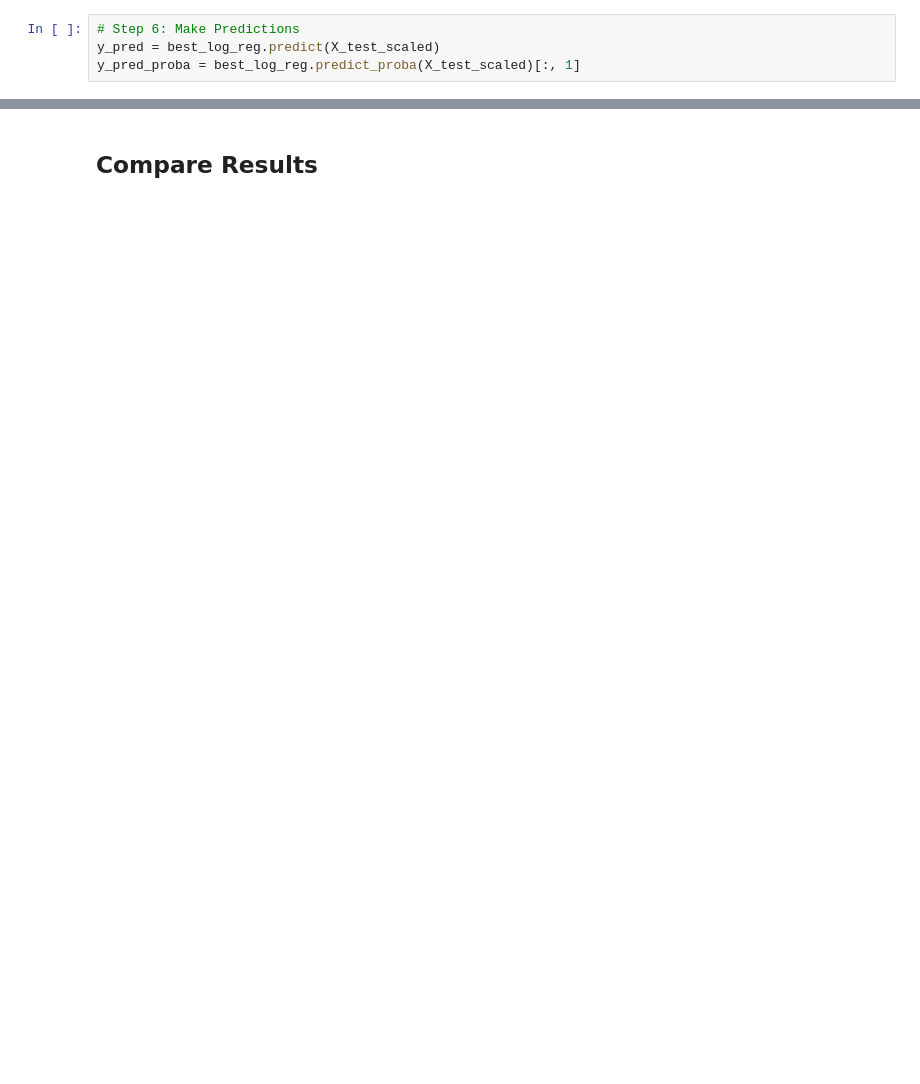
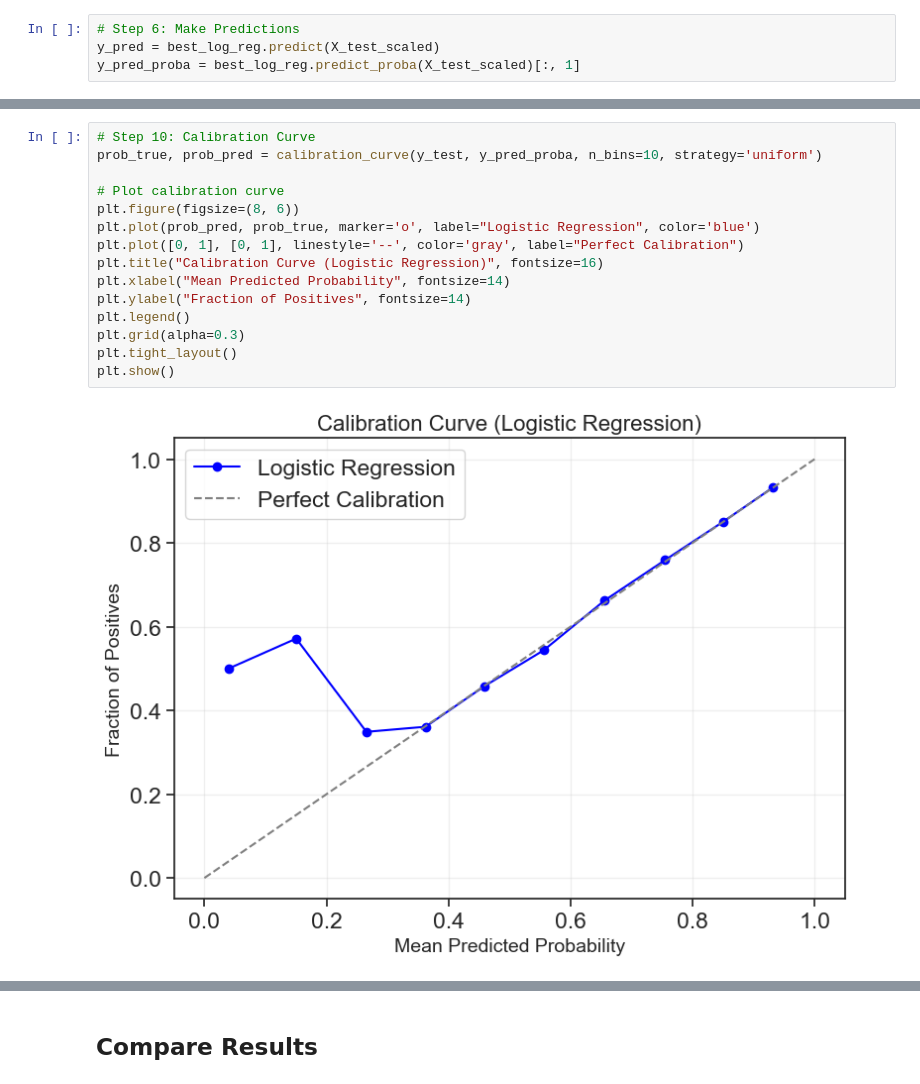
Before and after one commit to RileyLePrell/Rouge_Hat, a Jupyter notebook: XGboost_Fico.ipynb, the cells around one changed output, grey strips where cells are left out. Drawn from its saved outputs; the diff is of its cells as text; blank space fills up the shorter version.

```diff
--- a/XGboost_Fico.ipynb
+++ b/XGboost_Fico.ipynb
@@ -766 +1113,18 @@ plt.show()
+# %%
+# Step 10: Calibration Curve
+prob_true, prob_pred = calibration_curve(y_test, y_pred_proba, n_bins=10, strategy='uniform')
+
+# Plot calibration curve
+plt.figure(figsize=(8, 6))
+plt.plot(prob_pred, prob_true, marker='o', label="Logistic Regression", color='blue')
+plt.plot([0, 1], [0, 1], linestyle='--', color='gray', label="Perfect Calibration")
+plt.title("Calibration Curve (Logistic Regression)", fontsize=16)
+plt.xlabel("Mean Predicted Probability", fontsize=14)
+plt.ylabel("Fraction of Positives", fontsize=14)
+plt.legend()
+plt.grid(alpha=0.3)
+plt.tight_layout()
+plt.show()
+# %% [output]
+[figure, added]
 # %%
```
Also changed, not shown: parts of 39 cells of this notebook.
